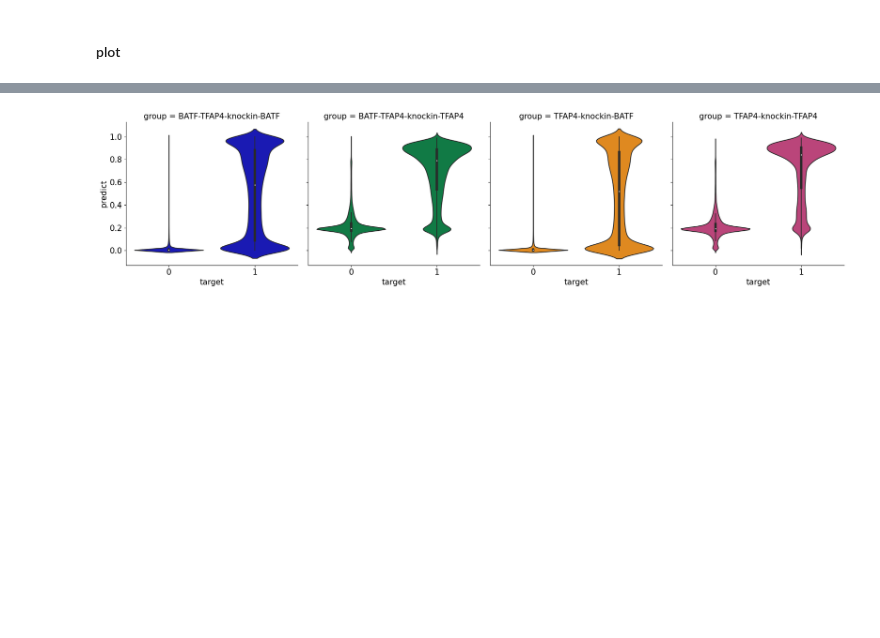
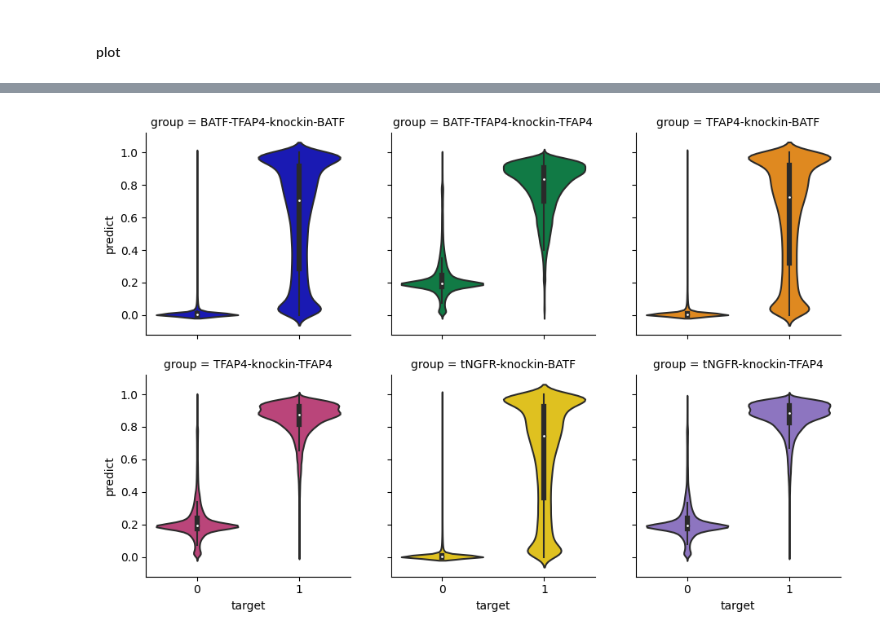
Before and after one commit to cmf1997/tfnet, a Jupyter notebook: scripts/eval.plot.ipynb, the cells around one changed output, grey strips where cells are left out. Saved outputs shown, nothing was run; the diff lists cells and outputs as text; code cells hidden in the pictures; blank space fills up the shorter version.

```diff
--- a/scripts/eval.plot.ipynb
+++ b/scripts/eval.plot.ipynb
@@ -126,13 +133,14 @@ plt.rcParams.update({'font.size': 15})
 fig, ax = plt.subplots(figsize=(15, 7), ncols=2, gridspec_kw={'width_ratios': [1, 1]})
 
 #colors = _get_colors(4)
-#colors = ['#0000CD', '#008B45', '#FF8C00', '#CD3278', '#FFD700', '#8968CD']
-colors = ['#0000CD', '#008B45', '#FF8C00', '#CD3278']
+colors = ['#0000CD', '#008B45', '#FF8C00', '#CD3278', '#FFD700', '#8968CD']
+#colors = ['#0000CD', '#008B45', '#FF8C00', '#CD3278']
 
 all_auc = {}
 all_aupr = {}
+eval_result = eval_result.sort_values('group')
 #for color, group in zip(colors, ['BATF-TFAP4-knockin-BATF', 'BATF-TFAP4-knockin-TFAP4', 'TFAP4-knockin-BATF', 'TFAP4-knockin-TFAP4', 'tNGFR-knockin-BATF', 'tNGFR-knockin-TFAP4']):
-for color, group in zip(colors, ['BATF-TFAP4-knockin-BATF', 'BATF-TFAP4-knockin-TFAP4', 'TFAP4-knockin-BATF', 'TFAP4-knockin-TFAP4']):
+for color, group in zip(colors, eval_result['group'].unique()):
     group_data = eval_result[eval_result['group'] == group]
     fpr, tpr, _ = roc_curve(group_data['target'], group_data['predict'])
     roc_auc = auc(fpr, tpr)
@@ -147,18 +155,18 @@ for color, group in zip(colors, ['BATF-TFAP4-knockin-BATF', 'BATF-TFAP4-knockin-
     ax[1].plot(recall, precision, color=color, lw=2.5, alpha=0.8, label=f'{group}: {pr_auc:0.3f}')
 
     # ---------------------- empty ---------------------- #
-    group = ''.join(["Empty-",group])
-    group_data = eval_result[eval_result['group'] == group]
-    fpr, tpr, _ = roc_curve(group_data['target'], group_data['predict'])
-    roc_auc = auc(fpr, tpr)
-    all_auc[group] = roc_auc
+    # group = ''.join(["Empty-",group])
+    # group_data = eval_result[eval_result['group'] == group]
+    # fpr, tpr, _ = roc_curve(group_data['target'], group_data['predict'])
+    # roc_auc = auc(fpr, tpr)
+    # all_auc[group] = roc_auc
 
-    precision, recall, thresholds = precision_recall_curve(group_data['target'], group_data['predict'])
-    pr_auc = auc(recall, precision)
-    all_aupr[group] = pr_auc
+    # precision, recall, thresholds = precision_recall_curve(group_data['target'], group_data['predict'])
+    # pr_auc = auc(recall, precision)
+    # all_aupr[group] = pr_auc
 
-    ax[0].plot(fpr, tpr, color=color, lw=2.5, alpha=0.8, linestyle='--', label=f'{group}: {roc_auc:0.3f}')
-    ax[1].plot(recall, precision, color=color, lw=2.5, alpha=0.8, linestyle='--', label=f'{group}: {pr_auc:0.3f}')
+    # ax[0].plot(fpr, tpr, color=color, lw=2.5, alpha=0.8, linestyle='--', label=f'{group}: {roc_auc:0.3f}')
+    # ax[1].plot(recall, precision, color=color, lw=2.5, alpha=0.8, linestyle='--', label=f'{group}: {pr_auc:0.3f}')
 
 ax[0].set_xlabel("FPR", fontsize=15)
 ax[0].set_ylabel("TPR", fontsize=15)
@@ -169,8 +177,8 @@ ax[1].set_ylabel("Precision", fontsize=15)
 ax[1].set_title("PR", fontsize=20)
 
 
-ax[0].legend(loc="lower right", frameon=False, fontsize=8)
-ax[1].legend(loc="lower left", frameon=False, fontsize=8)
+ax[0].legend(loc="lower right", frameon=False, fontsize=10)
+ax[1].legend(loc="lower left", frameon=False, fontsize=10)
 
 all_df = pd.DataFrame({
     "Group" : all_auc.keys(),
@@ -178,5 +186,5 @@ all_df = pd.DataFrame({
     "AUPR": all_aupr.values()
 })
 
-fig.savefig("../results/eval.compare.empty.2.pdf" ,bbox_inches="tight")
+fig.savefig("../results/eval.roc.pr.extra1.pdf" ,bbox_inches="tight")
 # %% [output]
@@ -200,14 +208,17 @@ eval_result
 # %%
-select_groups = ['BATF-TFAP4-knockin-BATF', 'BATF-TFAP4-knockin-TFAP4', 'TFAP4-knockin-BATF', 'TFAP4-knockin-TFAP4']
-select_eval_result = eval_result[eval_result['group'].isin(select_groups)]
+# select_groups = ['BATF-TFAP4-knockin-BATF', 'BATF-TFAP4-knockin-TFAP4', 'TFAP4-knockin-BATF', 'TFAP4-knockin-TFAP4']
+# select_eval_result = eval_result[eval_result['group'].isin(select_groups)]
 
-ax = sns.catplot(data=select_eval_result.sort_values('group'),kind="violin", hue="group", col="group", x="target", y="predict", dodge=False, palette=colors)
+plt.rcParams.update({'font.size': 10})
+ax = sns.catplot(data=eval_result.sort_values('group'),kind="violin", hue="group", col="group", x="target", y="predict", dodge=False, palette=colors, col_wrap=3)
+ax.figure.set_size_inches(9,6)
+plt.subplots_adjust(wspace=0.2, hspace=0.2)
 
 #ax.set(xlim=(-0.05, 1.05), ylim=(-.05, 1.05))
 #ax.set(ylim=(0, None))
-#fig.savefig("../results/eval.violin.knockin.pdf" ,bbox_inches="tight")
+plt.savefig("../results/eval.violin.extra1.pdf" ,bbox_inches="tight")
 # %% [output]
-[figure, old version]
+[figure, new version]
 # %%
 cutoff = 0.5
 eval_result["predict_aftercutoff"] = [ 1 if i > cutoff else 0 for i in eval_result['predict'] ]
```
Also changed, not shown: parts of 12 cells of this notebook, 4 other files.
